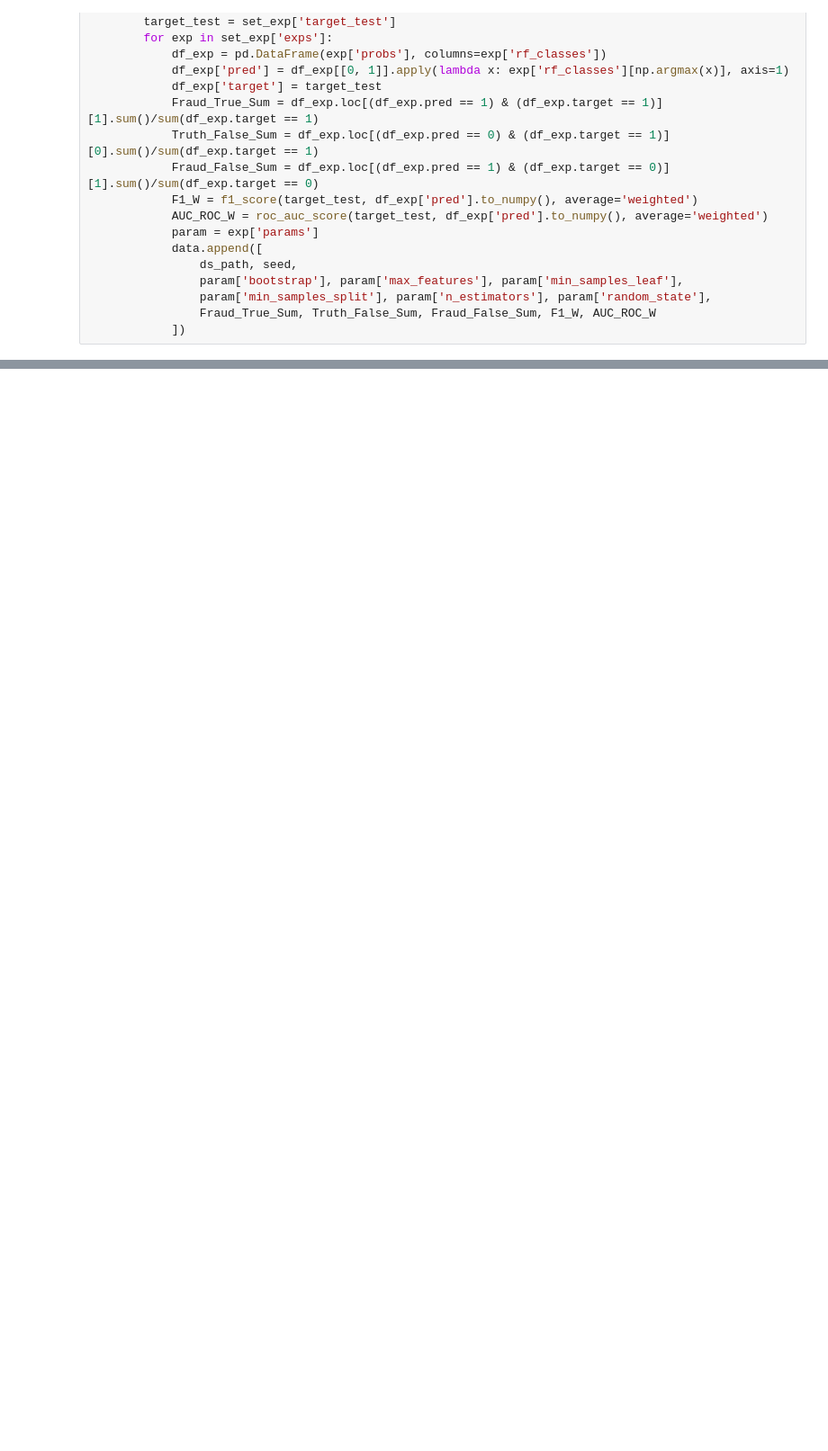
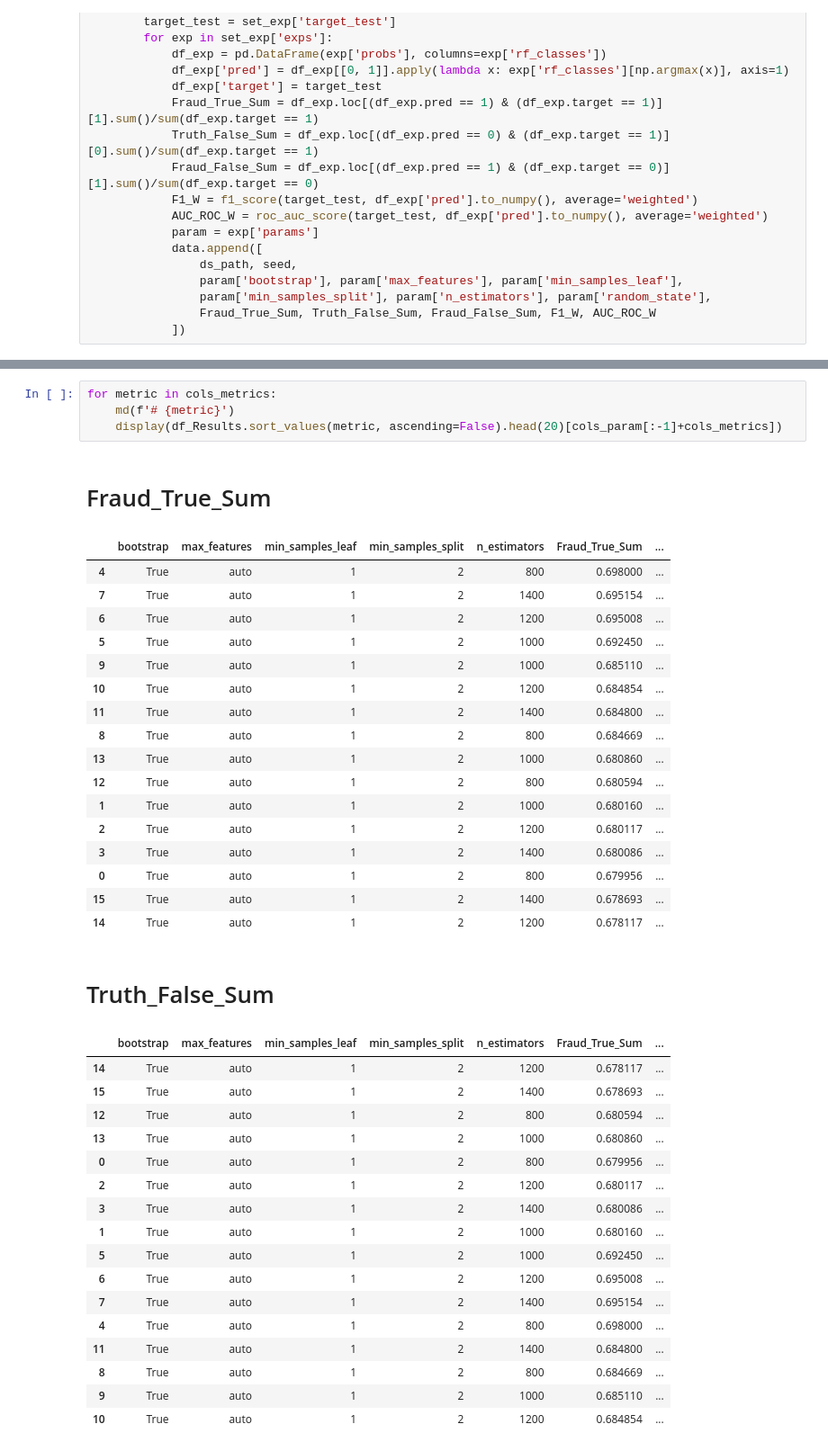
Before and after one commit to ysraell/random-forest-mc, a Jupyter notebook: Baseline_Model.ipynb, the cells around one changed output, grey strips where cells are left out. Shown: that part at 90% size. Drawn from its saved outputs; the diff is of its cells as text; blank space fills up the shorter version.

```diff
--- a/Baseline_Model.ipynb
+++ b/Baseline_Model.ipynb
@@ -291,0 +519,41 @@ print(search_grid)
+# %%
+for metric in cols_metrics:
+    md(f'# {metric}')
+    display(df_Results.sort_values(metric, ascending=False).head(20)[cols_param[:-1]+cols_metrics])
+# %% [output]
+# Fraud_True_Sum
+|  | bootstrap | max_features | min_samples_leaf | min_samples_split | n_estimators | Fraud_True_Sum | ... |
+| 4 | True | auto | 1 | 2 | 800 | 0.698000 | ... |
+| 7 | True | auto | 1 | 2 | 1400 | 0.695154 | ... |
+| 6 | True | auto | 1 | 2 | 1200 | 0.695008 | ... |
+| 5 | True | auto | 1 | 2 | 1000 | 0.692450 | ... |
+| 9 | True | auto | 1 | 2 | 1000 | 0.685110 | ... |
+| 10 | True | auto | 1 | 2 | 1200 | 0.684854 | ... |
+| 11 | True | auto | 1 | 2 | 1400 | 0.684800 | ... |
+| 8 | True | auto | 1 | 2 | 800 | 0.684669 | ... |
+| 13 | True | auto | 1 | 2 | 1000 | 0.680860 | ... |
+| 12 | True | auto | 1 | 2 | 800 | 0.680594 | ... |
+| 1 | True | auto | 1 | 2 | 1000 | 0.680160 | ... |
+| 2 | True | auto | 1 | 2 | 1200 | 0.680117 | ... |
+| 3 | True | auto | 1 | 2 | 1400 | 0.680086 | ... |
+| 0 | True | auto | 1 | 2 | 800 | 0.679956 | ... |
+| 15 | True | auto | 1 | 2 | 1400 | 0.678693 | ... |
+| 14 | True | auto | 1 | 2 | 1200 | 0.678117 | ... |
+# Truth_False_Sum
+|  | bootstrap | max_features | min_samples_leaf | min_samples_split | n_estimators | Fraud_True_Sum | ... |
+| 14 | True | auto | 1 | 2 | 1200 | 0.678117 | ... |
+| 15 | True | auto | 1 | 2 | 1400 | 0.678693 | ... |
+| 12 | True | auto | 1 | 2 | 800 | 0.680594 | ... |
+| 13 | True | auto | 1 | 2 | 1000 | 0.680860 | ... |
+| 0 | True | auto | 1 | 2 | 800 | 0.679956 | ... |
+| 2 | True | auto | 1 | 2 | 1200 | 0.680117 | ... |
+| 3 | True | auto | 1 | 2 | 1400 | 0.680086 | ... |
+| 1 | True | auto | 1 | 2 | 1000 | 0.680160 | ... |
+| 5 | True | auto | 1 | 2 | 1000 | 0.692450 | ... |
+| 6 | True | auto | 1 | 2 | 1200 | 0.695008 | ... |
+| 7 | True | auto | 1 | 2 | 1400 | 0.695154 | ... |
+| 4 | True | auto | 1 | 2 | 800 | 0.698000 | ... |
+| 11 | True | auto | 1 | 2 | 1400 | 0.684800 | ... |
+| 8 | True | auto | 1 | 2 | 800 | 0.684669 | ... |
+| 9 | True | auto | 1 | 2 | 1000 | 0.685110 | ... |
+| 10 | True | auto | 1 | 2 | 1200 | 0.684854 | ... |
```
Also changed, not shown: parts of 16 cells of this notebook, 1 other file.
